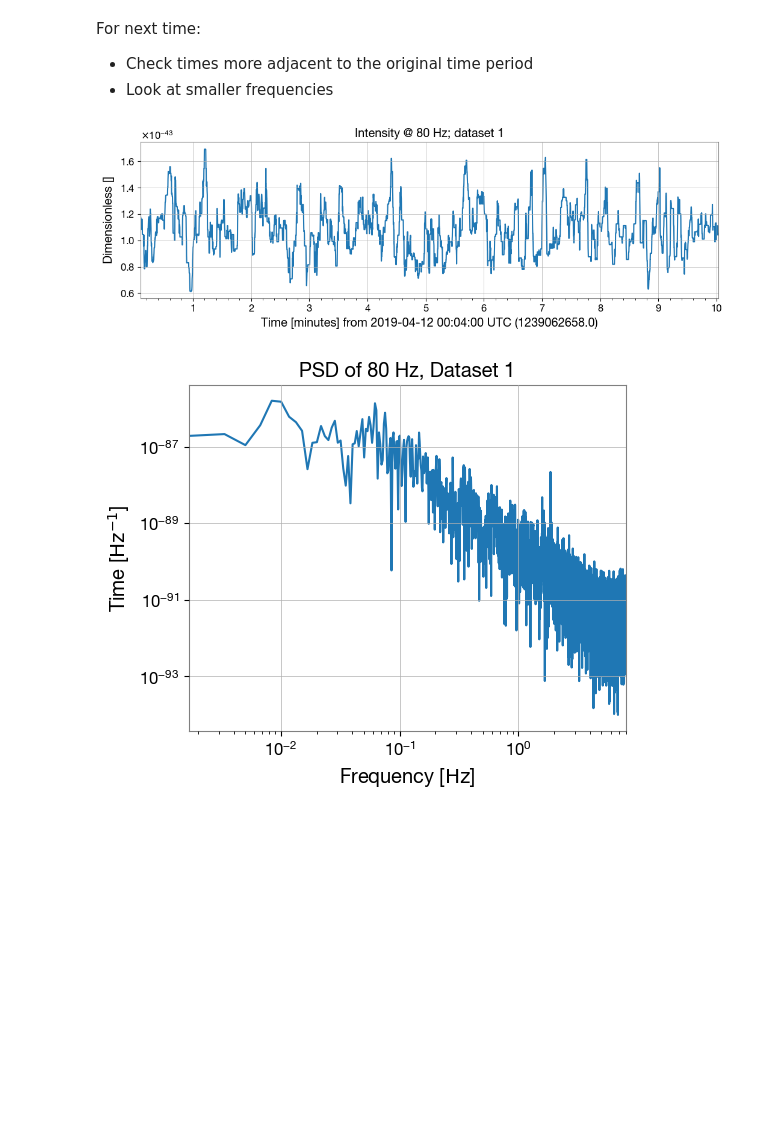
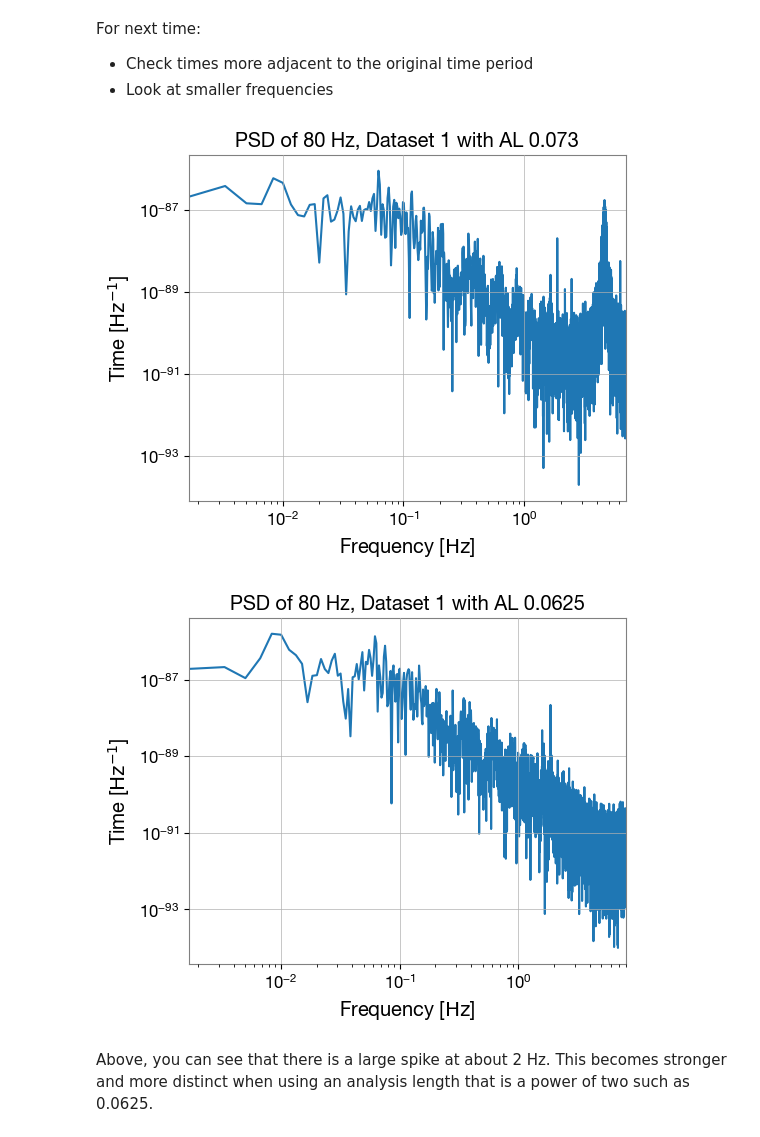
Before and after one commit to atcupps/GWInRP, a Jupyter notebook: freq_slice/freq_strain_comparisons.ipynb, the cells around one changed output. Saved outputs shown, nothing was run; the diff lists cells and outputs as text; code cells hidden in the pictures; blank space fills up the shorter version.

Commit message:
Investigating adjacent time slices

```diff
--- a/freq_slice/freq_strain_comparisons.ipynb
+++ b/freq_slice/freq_strain_comparisons.ipynb
@@ -99,17 +99,21 @@ For next time:
 - Check times more adjacent to the original time period
 - Look at smaller frequencies
 # %%
-fss1 = freq_specific_time_series(hdata1, min_time1, 4, 0.0625, max_time1, 80)
-plot1 = fss1.plot()
-ax1 = plot1.gca()
-ax1.set_title('Intensity @ 80 Hz; dataset 1')
-plot1.show()
-
+fss1 = freq_specific_time_series(hdata1, min_time1, 4, 0.073, max_time1, 80)
 psd1 = fss1.psd()
 plot = psd1.plot()
 ax = plot.gca()
-ax.set_title('PSD of 80 Hz, Dataset 1')
+ax.set_title('PSD of 80 Hz, Dataset 1 with AL 0.073')
 plot.show()
+
+fss2 = freq_specific_time_series(hdata1, min_time1, 4, 0.0625, max_time1, 80)
+psd2 = fss2.psd()
+plot = psd2.plot()
+ax = plot.gca()
+ax.set_title('PSD of 80 Hz, Dataset 1 with AL 0.0625')
+plot.show()
 # %% [output]
-[figure, old version]
+[figure, new version]
-[figure, old version]
+[figure, new version]
+# %% [markdown]
+Above, you can see that there is a large spike at about 2 Hz. This becomes stronger and more distinct when using an analysis length that is a power of two such as 0.0625.
```
Also changed, not shown: 1 other file.
